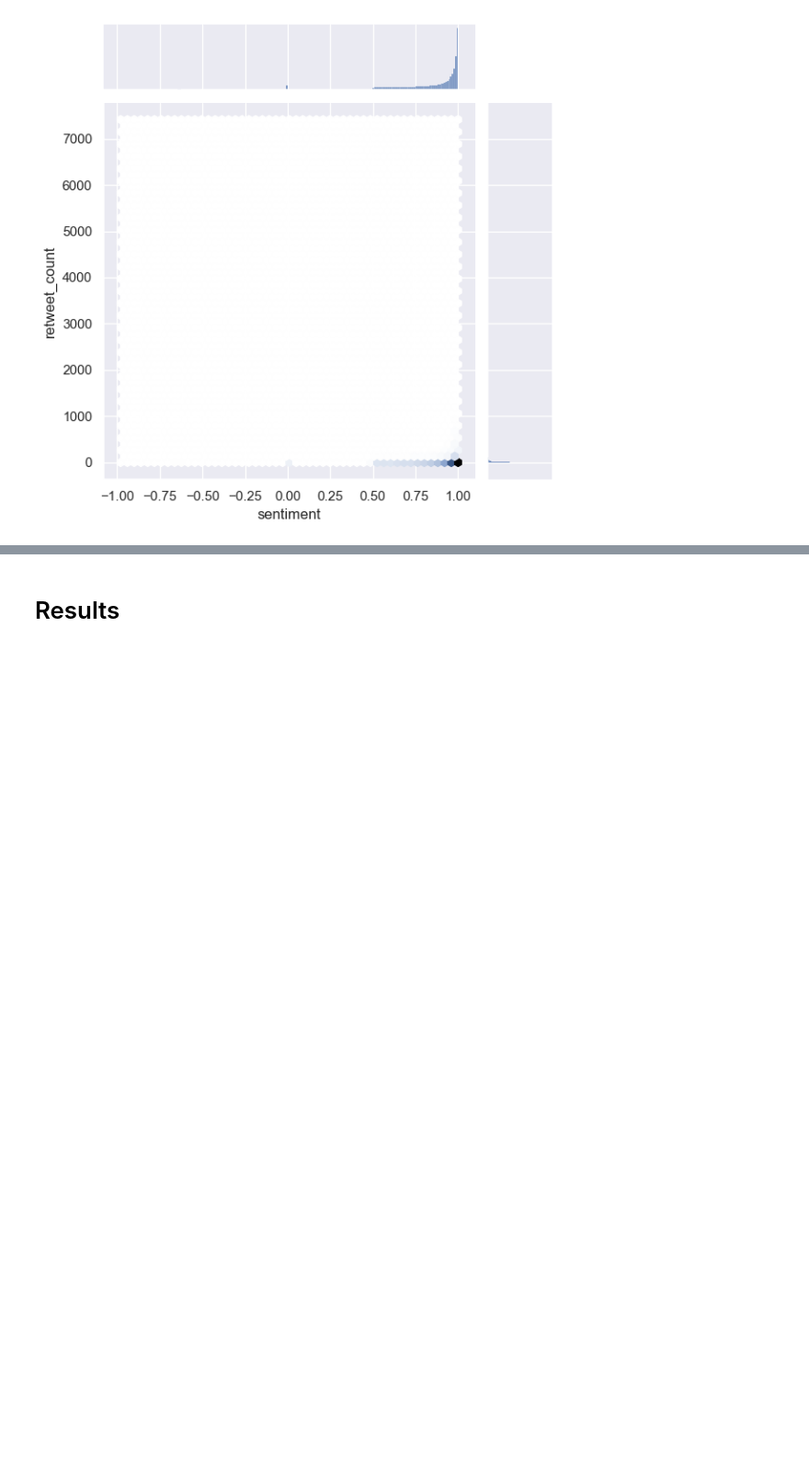
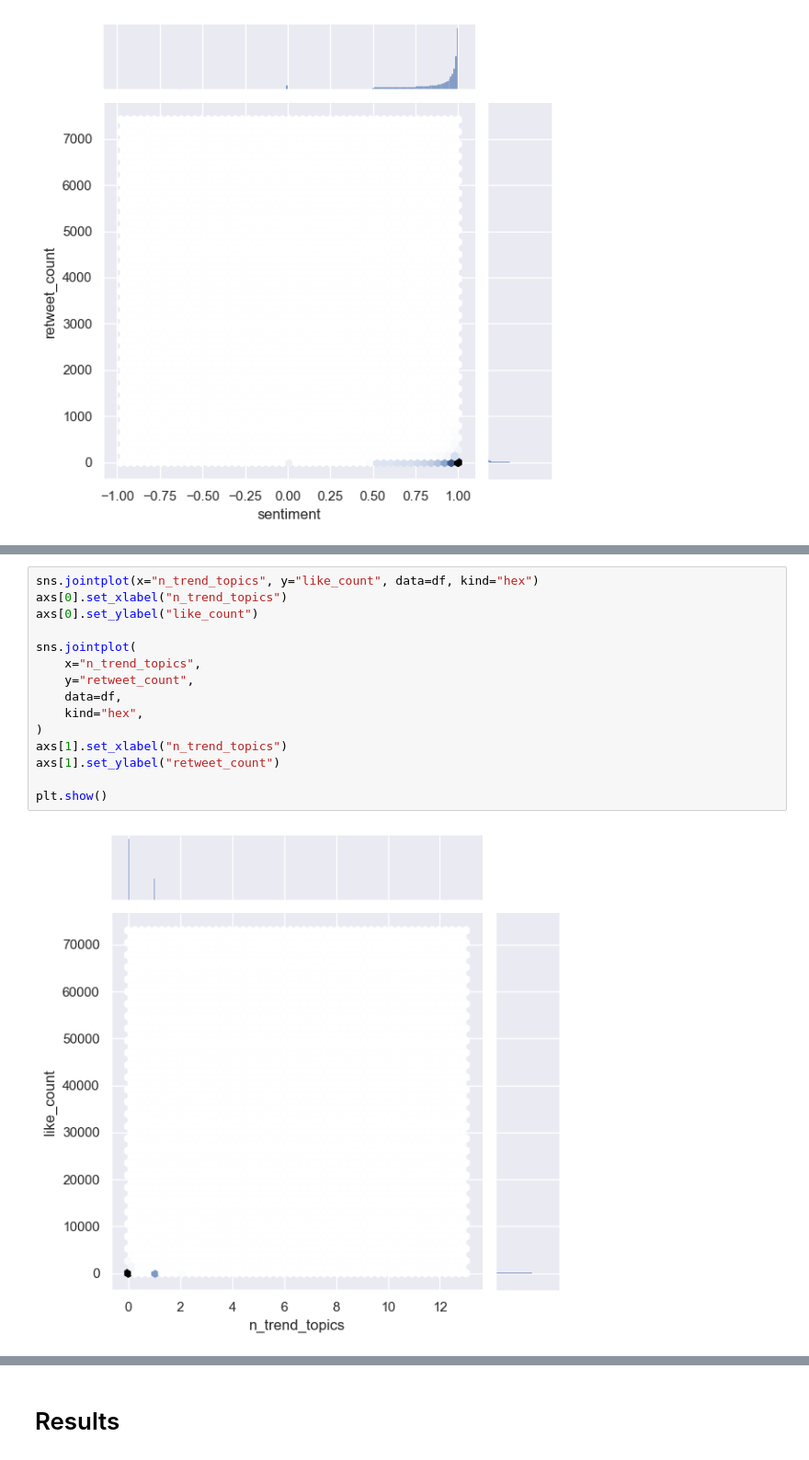
Before and after one commit to ossamum/kuleuven-thesis, a Jupyter notebook: 05_hypothesis_testing.ipynb, the cells around one changed output, grey strips where cells are left out. Shown at 92% size. Drawn from its saved outputs; the diff is of its cells as text; blank space fills up the shorter version.

```diff
--- a/05_hypothesis_testing.ipynb
+++ b/05_hypothesis_testing.ipynb
@@ -257,0 +377,17 @@ plt.show()
+# %%
+sns.jointplot(x="n_trend_topics", y="like_count", data=df, kind="hex")
+axs[0].set_xlabel("n_trend_topics")
+axs[0].set_ylabel("like_count")
+
+sns.jointplot(
+    x="n_trend_topics",
+    y="retweet_count",
+    data=df,
+    kind="hex",
+)
+axs[1].set_xlabel("n_trend_topics")
+axs[1].set_ylabel("retweet_count")
+
+plt.show()
+# %% [output]
+[figure, added]
```
Also changed, not shown: parts of 25 cells of this notebook.
